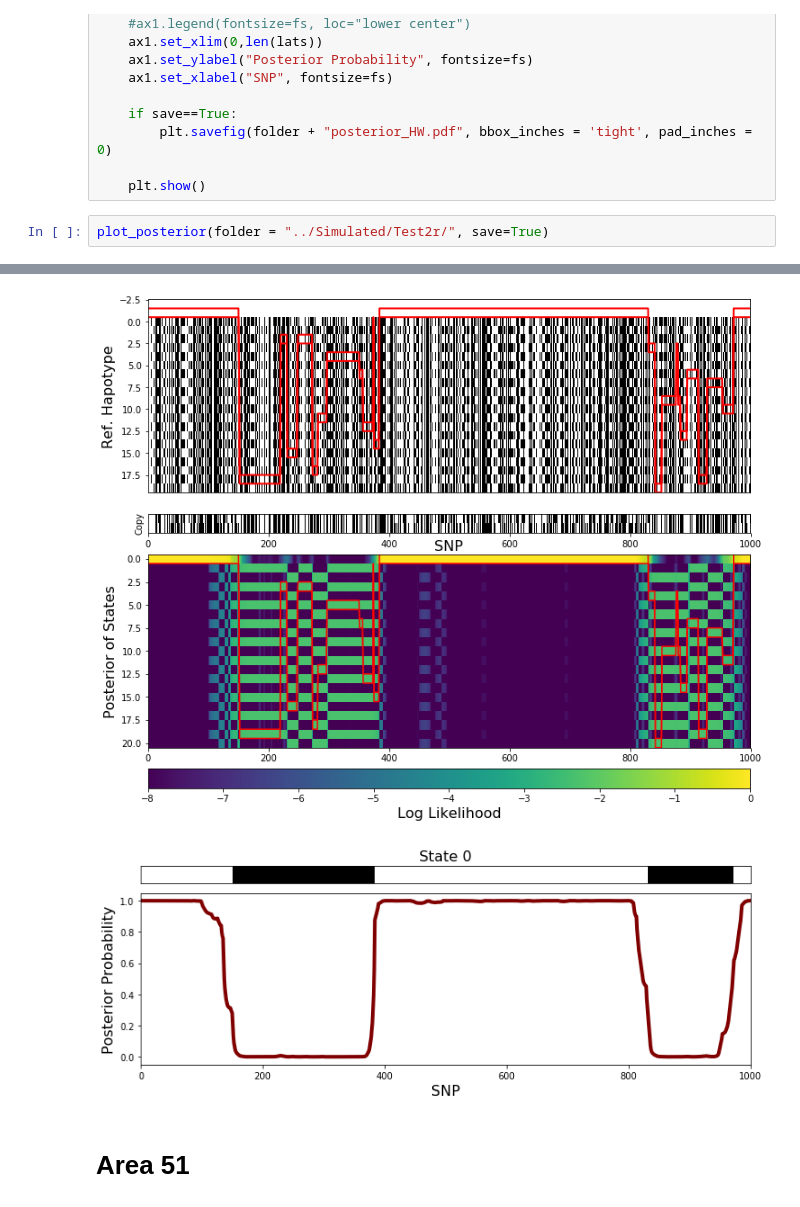
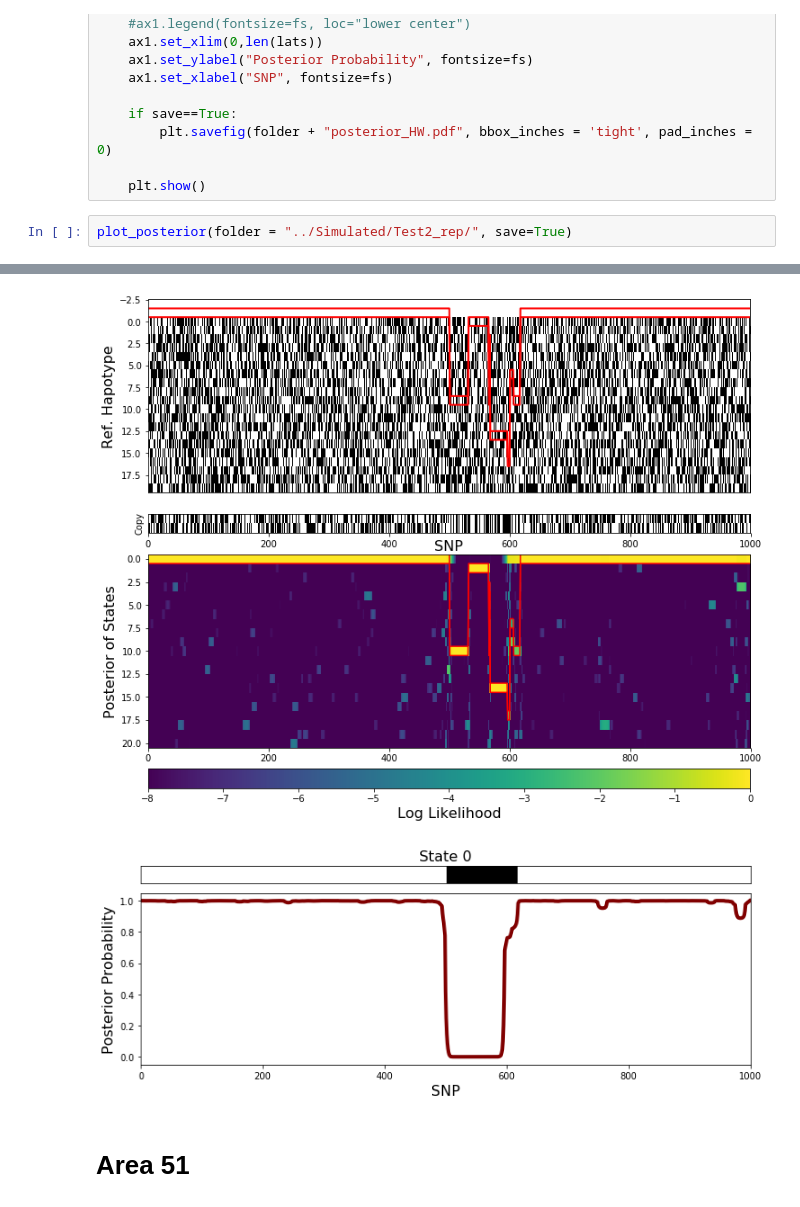
Before and after one commit to hringbauer/hapROH, a Jupyter notebook: Notebooks/figures.ipynb, the cells around one changed output, grey strips where cells are left out. Cells and saved outputs as stored; diff of their text form.

```diff
--- a/Notebooks/figures.ipynb
+++ b/Notebooks/figures.ipynb
@@ -164,5 +164,5 @@ def plot_posterior(folder = "../Simulated/Test20r/", save=True):
 
     plt.show()
 # %%
-plot_posterior(folder = "../Simulated/Test2r/", save=True)
+plot_posterior(folder = "../Simulated/Test2_rep/", save=True)
 # %% [output]
@@ -170,5 +170,5 @@ Successfully loaded Data from: ../Simulated/Test2r/
-[figure, old version]
+[figure, new version]
-[figure, old version]
+[figure, new version]
 # %% [markdown]
 # Area 51
 # %%
```
Also changed, not shown: parts of 2 cells of this notebook, 24 other files.
